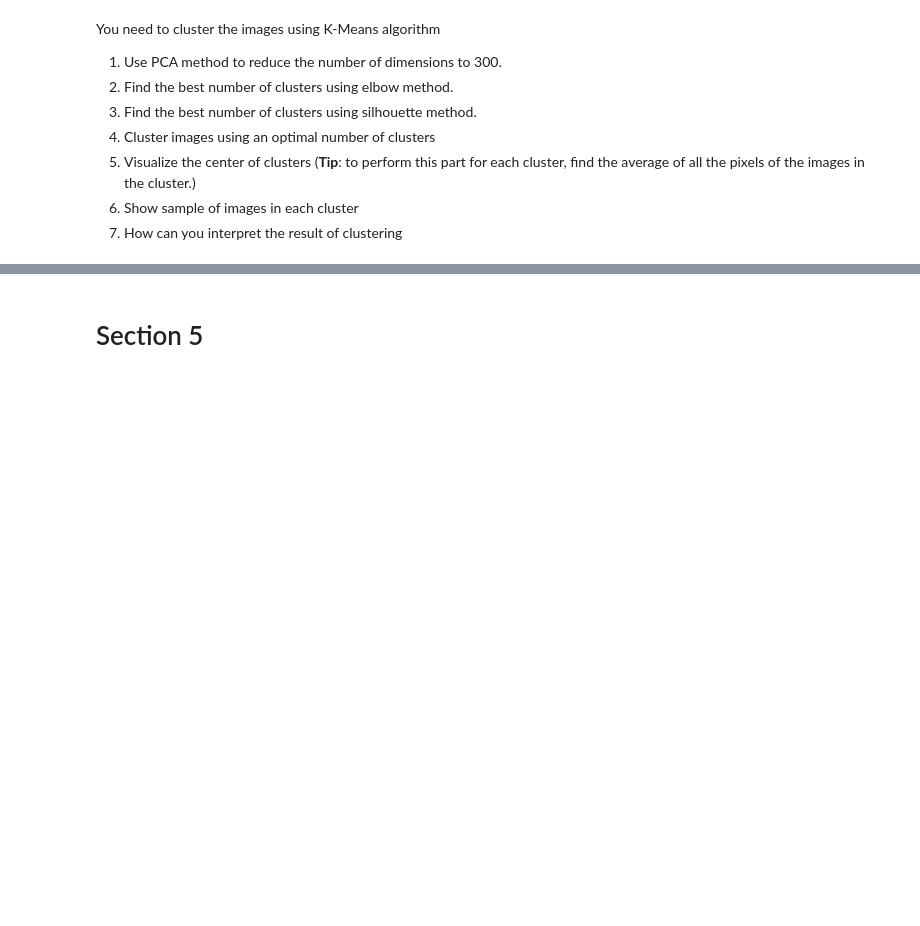
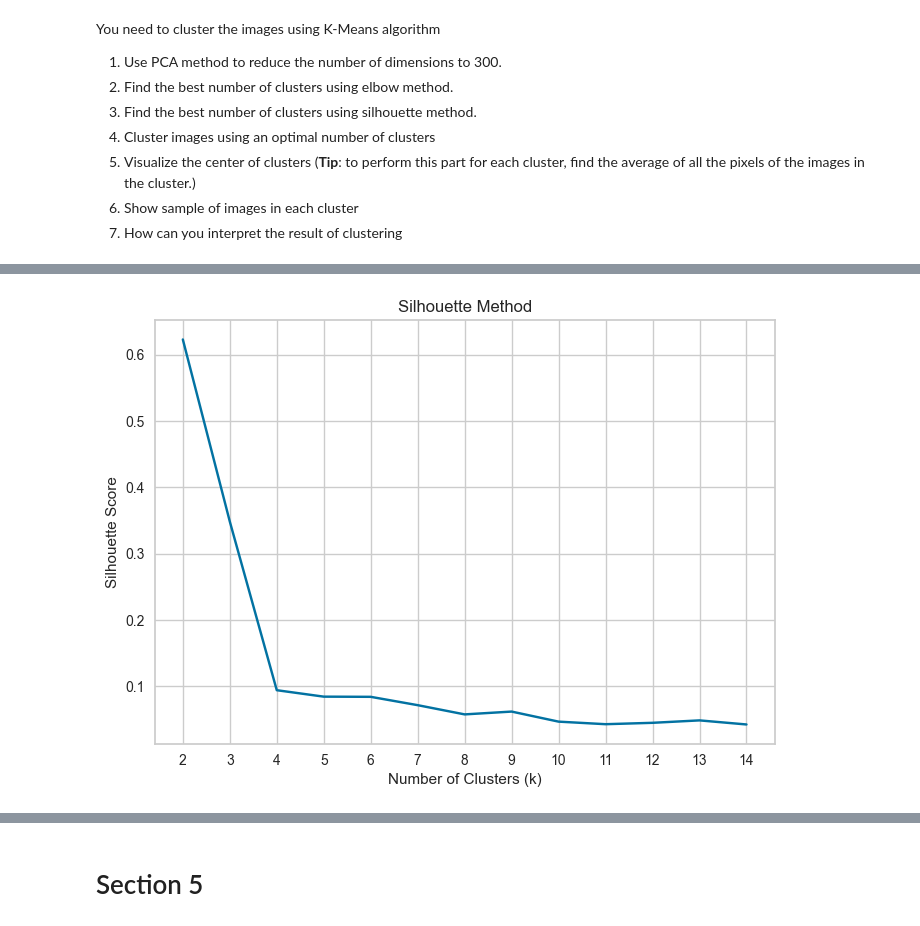
Before and after one commit to Sachin-Sarathe/ABI-Assignment, a Jupyter notebook: vineeth/Assignment#2.ipynb, the cells around one changed output, grey strips where cells are left out. Drawn from its saved outputs; the diff is of its cells as text; code cells hidden in the pictures; blank space fills up the shorter version.

```diff
--- a/vineeth/Assignment#2.ipynb
+++ b/vineeth/Assignment#2.ipynb
@@ -534,4 +557,23 @@ You need to cluster the images using K-Means algorithm
 # %%
 # Write your answer here (part3)
+from sklearn.metrics import silhouette_score
+k_values = range(2,15)
+sil_scores = []
+for k in k_values:
+    kmeans = KMeans(n_clusters=k,random_state=0)
+    kmeans.fit(data)
+    labels = kmeans.labels_
+    score = silhouette_score(data,labels)
+    sil_scores.append(score)
+
+# Plotting
+plt.plot(k_values, sil_scores, 'bx-')
+plt.xlabel('Number of Clusters (k)')
+plt.ylabel('Silhouette Score')
+plt.title('Silhouette Method')
+plt.xticks(k_values)
+plt.show()
+# %% [output]
+[figure, added]
 # %%
 # Write your answer here (part4)
```
Also changed, not shown: parts of 11 cells of this notebook, 1 other file.
